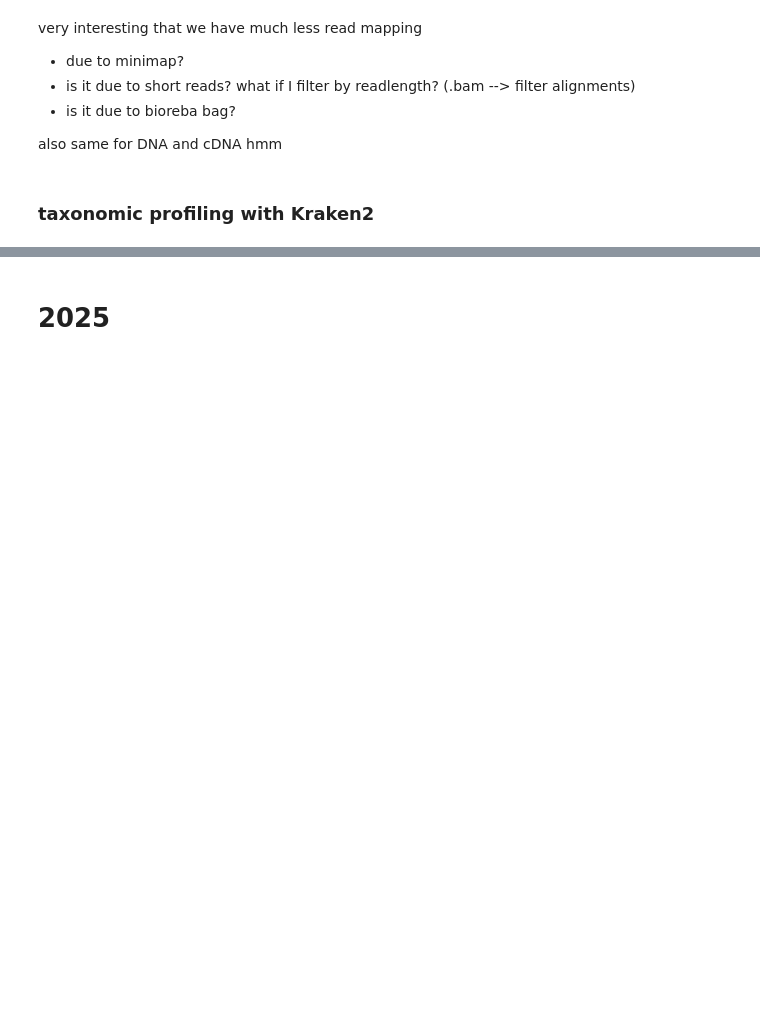
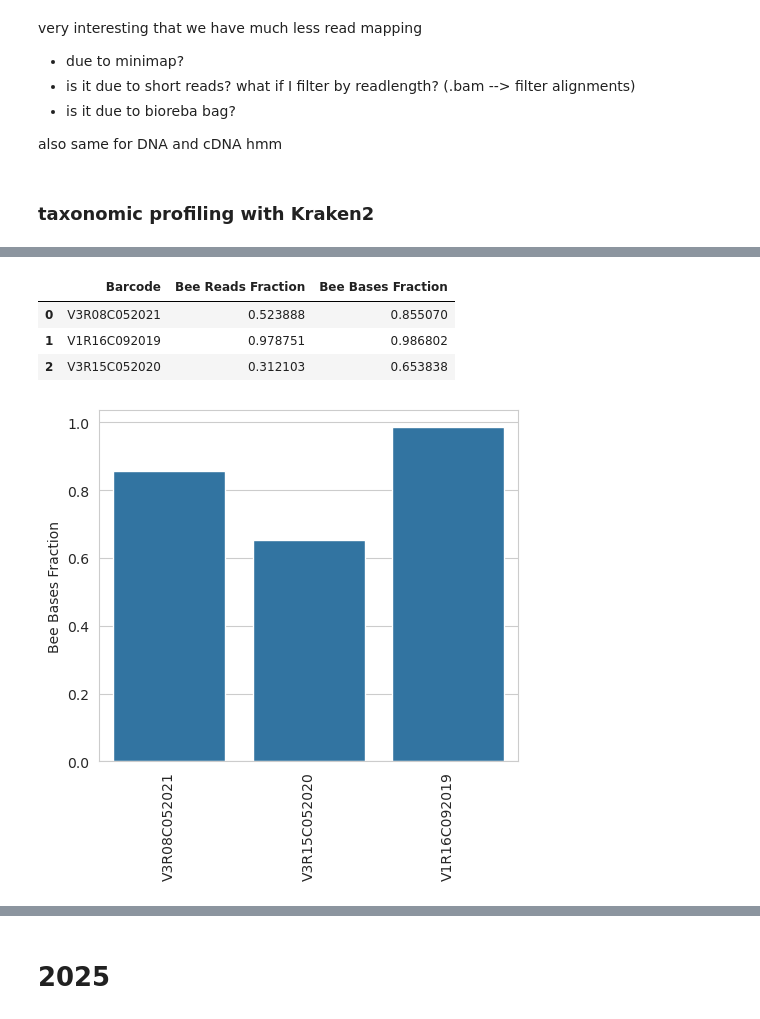
Before and after one commit to victorrossier/plan-b-omics, a Jupyter notebook: notebooks/2026_nanopore.ipynb, the cells around one changed output, grey strips where cells are left out. Drawn from its saved outputs; the diff is of its cells as text; code cells hidden in the pictures; blank space fills up the shorter version.

```diff
--- a/notebooks/2026_nanopore.ipynb
+++ b/notebooks/2026_nanopore.ipynb
@@ -955,0 +1600,29 @@ result = subprocess.run(command, cwd=kraken2_path, capture_output=False)
+# %%
+columns = ['Barcode', 'Bee Reads Fraction', 'Bee Bases Fraction']
+rows = []
+for bc in barcode2array_id:
+    if not bc: continue
+    stats_fn = '{}{}_{}_mapped.stats'.format(minimap2_path, bc, idx_name)
+    if not os.path.exists(stats_fn): continue
+    res = parse_stats(stats_fn)
+    rows.append((bc, res['reads mapped'] / res['sequences'], res['bases mapped'] / res['total length']))
+flagstats_df = pd.DataFrame(rows, columns=columns)
+flagstats_df
+# %% [output]
+|  | Barcode | Bee Reads Fraction | Bee Bases Fraction |
+| 0 | V3R08C052021 | 0.523888 | 0.855070 |
+| 1 | V1R16C092019 | 0.978751 | 0.986802 |
+| 2 | V3R15C052020 | 0.312103 | 0.653838 |
+# %%
+plt.figure(figsize=(5, 5))
+ax = sns.barplot(data=flagstats_df, x='Barcode', y='Bee Bases Fraction', order = x_order, legend=False, log_scale=False)
+plt.xticks(rotation=90)
+
+# # Manually add the legend to the right side
+# handles, labels = ax.get_legend_handles_labels()
+# plt.legend(handles=handles, labels=labels, title='DB', bbox_to_anchor=(1.05, 1), loc='upper left')
+plt.xlabel(None)
+plt.tight_layout()
+plt.show()
+# %% [output]
+[figure, added]
```
Also changed, not shown: parts of 148 cells of this notebook, 1 other file.
